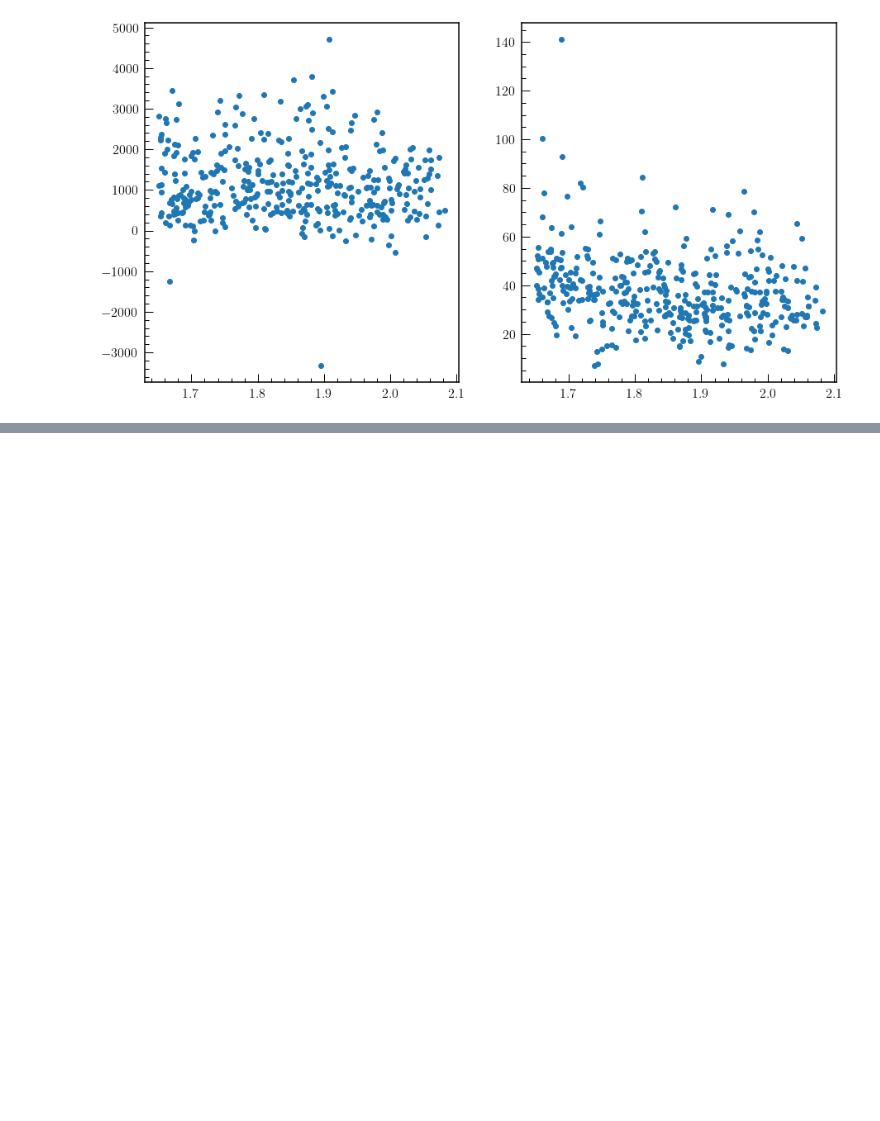
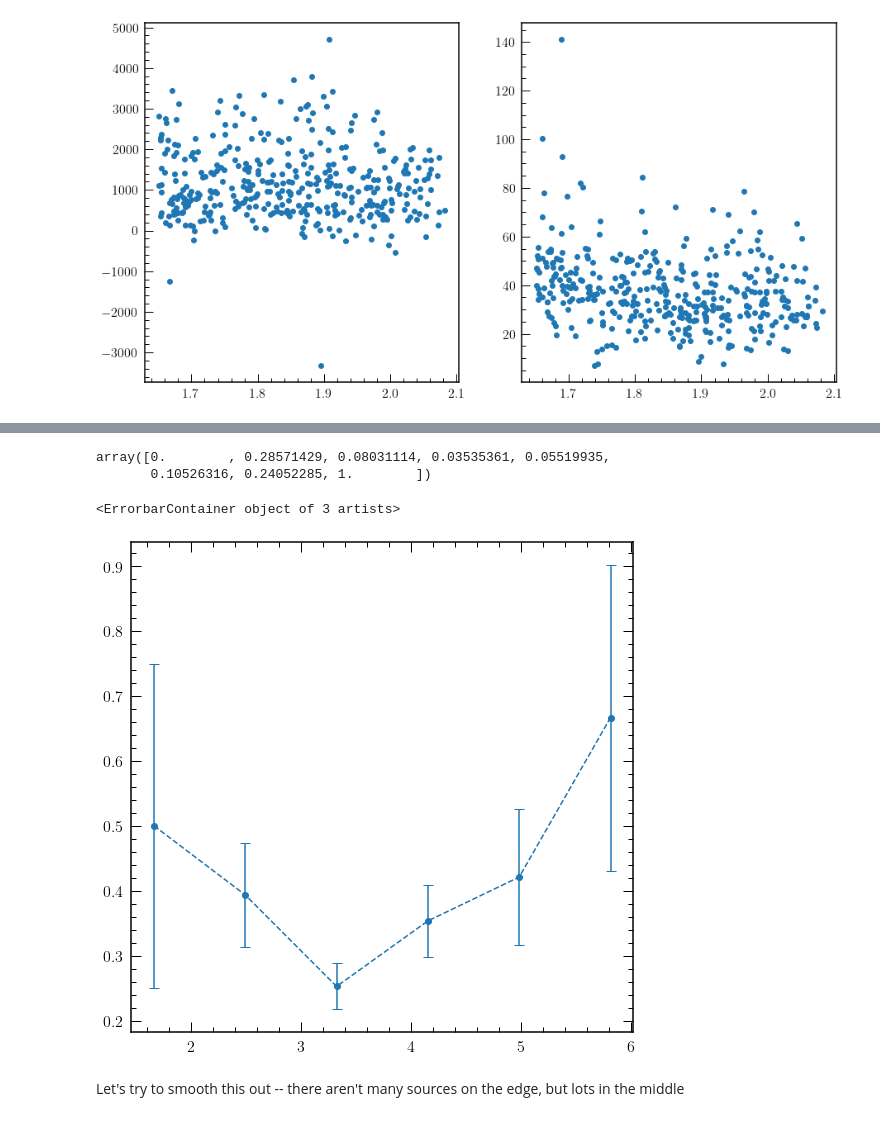
Before and after one commit to RichardsGroup/VLA2018b, a Jupyter notebook: CIVPlot_wLOFAR.ipynb, the cells around one changed output, grey strips where cells are left out. Saved outputs shown, nothing was run; the diff lists cells and outputs as text; code cells hidden in the pictures; blank space fills up the shorter version.

```diff
--- a/CIVPlot_wLOFAR.ipynb
+++ b/CIVPlot_wLOFAR.ipynb
@@ -547,0 +637,18 @@ ax2.scatter(z_lofar, ew_lofar)
+# %%
+CIVlist = np.linspace(0, max(CIV_dist), 9)
+det_fraction = np.array([])
+det_errs = np.array([])
+total = 0
+det = 0
+
+for i in range(1, len(CIVlist)):
+    for j in range(len(CIV_dist)):
+        if CIVlist[i-1] < CIV_dist[j] < CIVlist[i]:
+            total += 1
+            if det_mask[j]:
+                det += 1
+    det_fraction = np.append(det_fraction, det/total)
+    det_errs = np.append(det_errs, (det**0.5)/total)
+    print("%d/%d" % (det, total))
+    det = 0
+    total = 0
@@ -547,0 +664,22 @@ ax2.scatter(z_lofar, ew_lofar)
+# %%
+det_errs
+# %% [output]
+array([0.        , 0.28571429, 0.08031114, 0.03535361, 0.05519935,
+       0.10526316, 0.24052285, 1.        ])
+# %%
+#I'll manually combine the two edge bins
+det_fraction[1] = 4./8
+det_errs[1] = 4**.5/8
+det_fraction[-2] = 8./12
+det_errs[-2] = 8**.5/12
+det_fraction = det_fraction[1:-1]
+det_errs = det_errs[1:-1]
+# %%
+plt.figure(figsize=(9,9))
+
+plt.errorbar(CIVlist[2:-1], det_fraction, yerr=det_errs, fmt="--o", capsize=5)
+# %% [output]
+<ErrorbarContainer object of 3 artists>
+[figure, added]
+# %% [markdown]
+Let's try to smooth this out -- there aren't many sources on the edge, but lots in the middle
```
Also changed, not shown: parts of 25 cells of this notebook.
